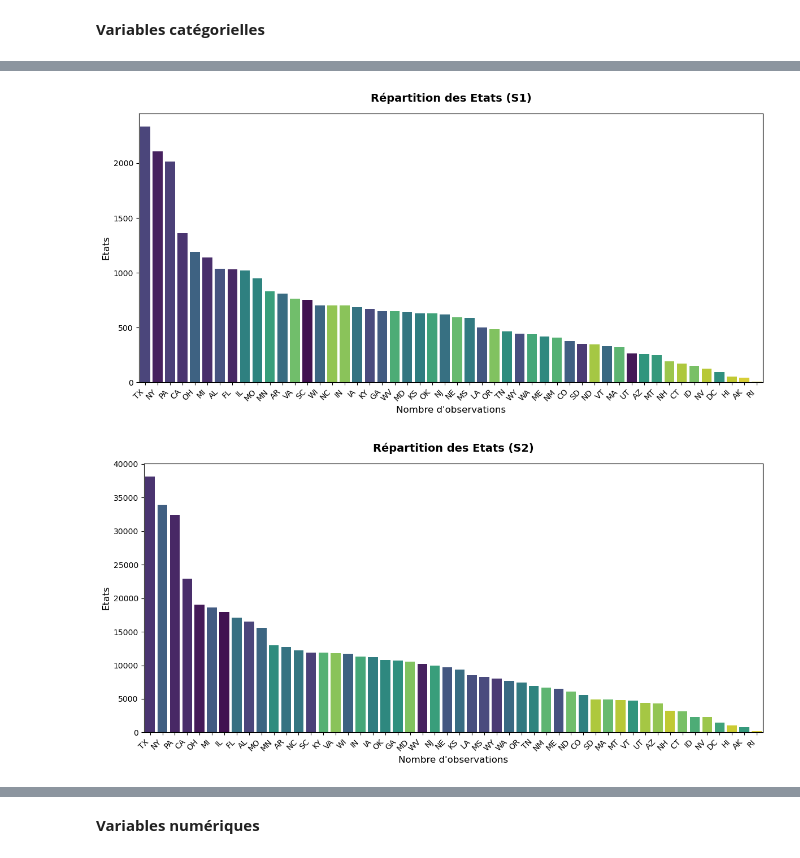
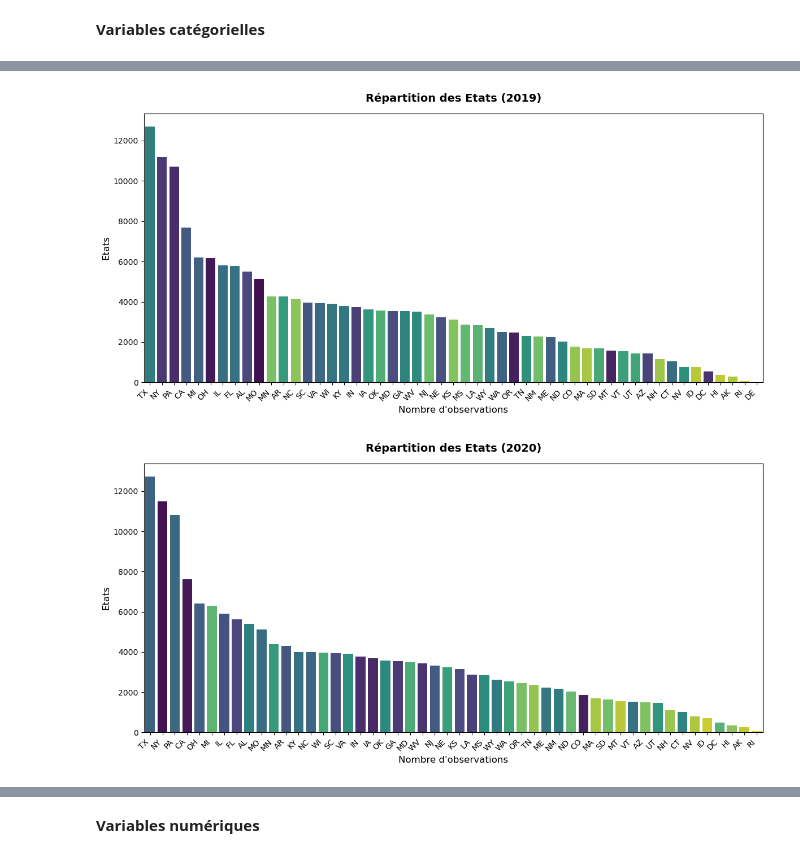
Before and after one commit to daren-mabanza/fraud-detection, a Jupyter notebook: 02_notebooks/02_eda.ipynb, the cells around one changed output, grey strips where cells are left out. Drawn from its saved outputs; the diff is of its cells as text; code cells hidden in the pictures.

```diff
--- a/02_notebooks/02_eda.ipynb
+++ b/02_notebooks/02_eda.ipynb
@@ -24,8 +25,6 @@ from fonctions_perso.data_visualization import smart_countplot, plot_kde_multiva
 # La base de données
 # %%
 data_fraud = pd.read_parquet(PROCESSED_DATA / "data_fraud_processed.parquet")
-
-data_fraud = data_fraud[data_fraud["annee_transaction"]==2020]
 # %% [markdown]
 **Informations globales**
 # %%
@@ -131 +87,4 @@ print(data_fraud_S2["target"].mean()) # 0,03% de fraude au deuxième semestre
+# %%
+fraud_2019 = data_fraud[data_fraud["annee_transaction"]==2019]
+fraud_2020 = data_fraud[data_fraud["annee_transaction"]==2020]
 # %%
@@ -201,23 +147,22 @@ smart_countplot(
 # %%
-# Réaprtition des états ou sont effectuées les transactions selon le semestre
+# Répartition des états ou sont effectuées les transactions selon l'année
 
 smart_countplot(
-    df=data_fraud_S1,
+    df=fraud_2019,
     colonne="etat_client",
-    titre="Répartition des Etats (S1)",
+    titre="Répartition des Etats (2019)",
     xlabel="Nombre d'observations",
     ylabel="Etats"
 )
 
-
 smart_countplot(
-    df=data_fraud_S2,
+    df=fraud_2020,
     colonne="etat_client",
-    titre="Répartition des Etats (S2)",
+    titre="Répartition des Etats (2020)",
     xlabel="Nombre d'observations",
     ylabel="Etats"
 )
 # %% [output]
-[figure, old version]
+[figure, new version]
-[figure, old version]
+[figure, new version]
 # %%
```
Also changed, not shown: parts of 27 cells of this notebook, 12 other files.
